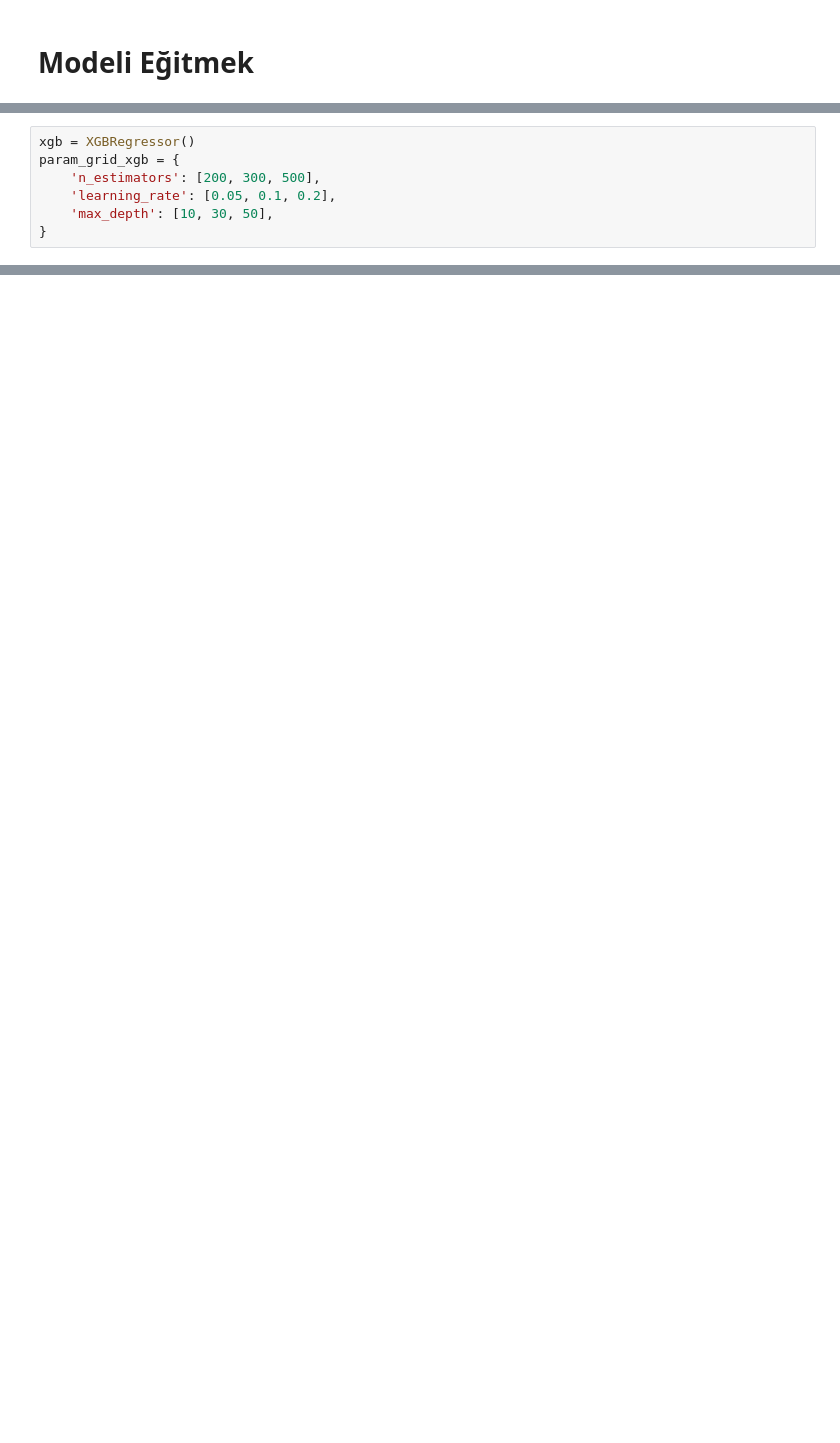
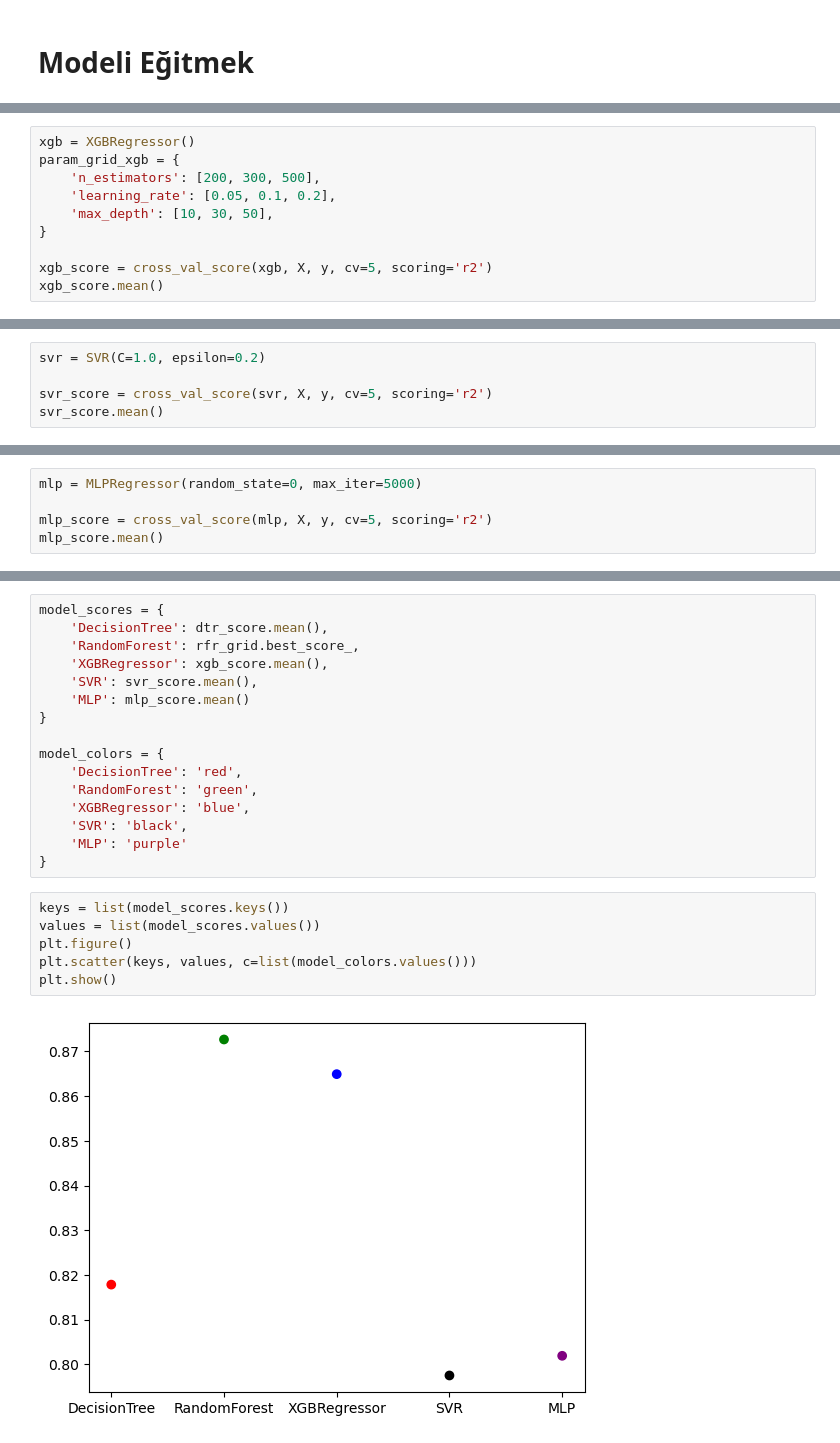
Before and after one commit to yigithankardas/StudentPerformancePrediction, a Jupyter notebook: model.ipynb, the cells around one changed output, grey strips where cells are left out. Drawn from its saved outputs; the diff is of its cells as text; blank space fills up the shorter version.

```diff
--- a/model.ipynb
+++ b/model.ipynb
@@ -326,3 +377,6 @@ param_grid_xgb = {
     'learning_rate': [0.05, 0.1, 0.2],
     'max_depth': [10, 30, 50],
 }
+
+xgb_score = cross_val_score(xgb, X, y, cv=5, scoring='r2')
+xgb_score.mean()
@@ -332,0 +385,5 @@ model = CatBoostRegressor(iterations=1000, use_best_model=True, eval_metric = 'R
+# %%
+svr = SVR(C=1.0, epsilon=0.2)
+
+svr_score = cross_val_score(svr, X, y, cv=5, scoring='r2')
+svr_score.mean()
@@ -332,0 +392,5 @@ model = CatBoostRegressor(iterations=1000, use_best_model=True, eval_metric = 'R
+# %%
+mlp = MLPRegressor(random_state=0, max_iter=5000)
+
+mlp_score = cross_val_score(mlp, X, y, cv=5, scoring='r2')
+mlp_score.mean()
@@ -332,0 +401,24 @@ model = CatBoostRegressor(iterations=1000, use_best_model=True, eval_metric = 'R
+# %%
+model_scores = {
+    'DecisionTree': dtr_score.mean(),
+    'RandomForest': rfr_grid.best_score_,
+    'XGBRegressor': xgb_score.mean(),
+    'SVR': svr_score.mean(),
+    'MLP': mlp_score.mean()
+}
+
+model_colors = {
+    'DecisionTree': 'red',
+    'RandomForest': 'green',
+    'XGBRegressor': 'blue',
+    'SVR': 'black',
+    'MLP': 'purple'
+}
+# %%
+keys = list(model_scores.keys())
+values = list(model_scores.values())
+plt.figure()
+plt.scatter(keys, values, c=list(model_colors.values()))
+plt.show()
+# %% [output]
+[figure, added]
```
Also changed, not shown: parts of 20 cells of this notebook, 7 other files.
